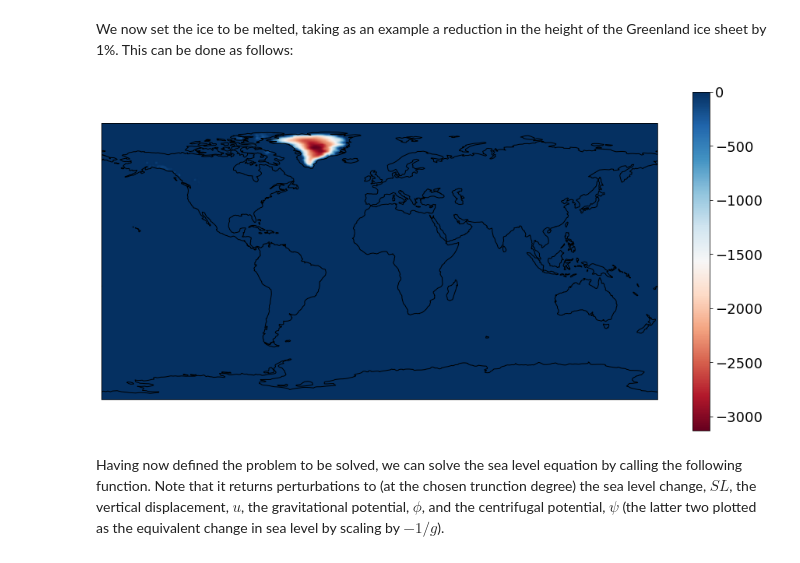
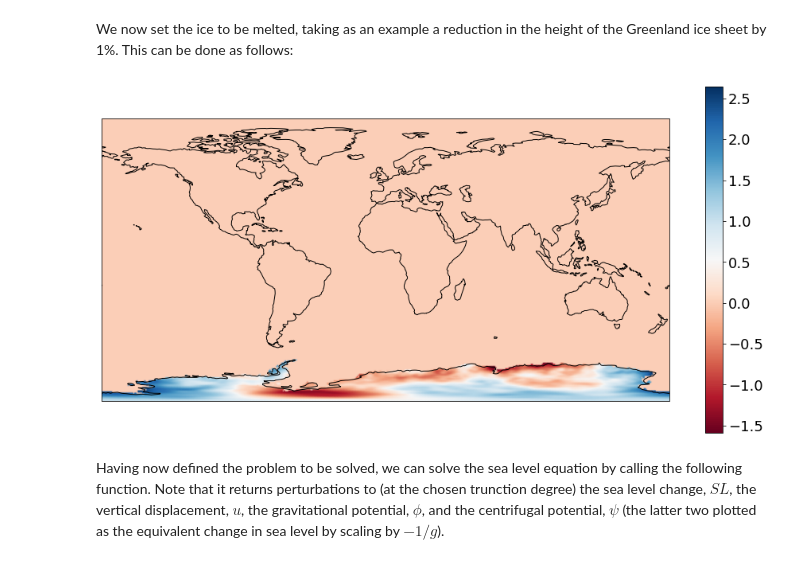
Before and after one commit to da380/SLReciprocityGJI, a Jupyter notebook: SL_forward.ipynb, the cells around one changed output. Cells and saved outputs as stored; diff of their text form; code cells hidden in the pictures.

Commit message:
simple random field functions addded

```diff
--- a/SL_forward.ipynb
+++ b/SL_forward.ipynb
@@ -52,10 +55,17 @@ fraction of surface which is ocean =  0.7129602337196239
 # %% [markdown]
 We now set the ice to be melted, taking as an example a reduction in the height of the Greenland ice sheet by 1%. This can be done as follows:
 # %%
-ice = -1*SL.zero_southern_hemisphere(ice0)
+# set covariance for a random field
+Q = SL.laplace_covariance(L,std = 1.,s = 2,mu = 0.2)
+
+# build a random melt geometry
+ice = SL.random_field(Q)*SL.antarctica_mask(C,ice0,0.)
+
+# plot the result with suitable mask
+ice_mask = SL.ice_mask(C,ice0)
 SL.geo_plot(ice)
 # %% [output]
-[figure, old version]
+[figure, new version]
 # %% [markdown]
 Having now defined the problem to be solved, we can solve the sea level equation by calling the following function. Note that it returns perturbations to (at the chosen trunction degree) the sea level change, $SL$, the vertical displacement, $u$, the gravitational potential, $\phi$, and the centrifugal potential, $\psi$ (the latter two plotted as the equivalent change in sea level by scaling by $-1/g$).
 # %%
```
Also changed, not shown: parts of 4 cells of this notebook, 1 other file.
